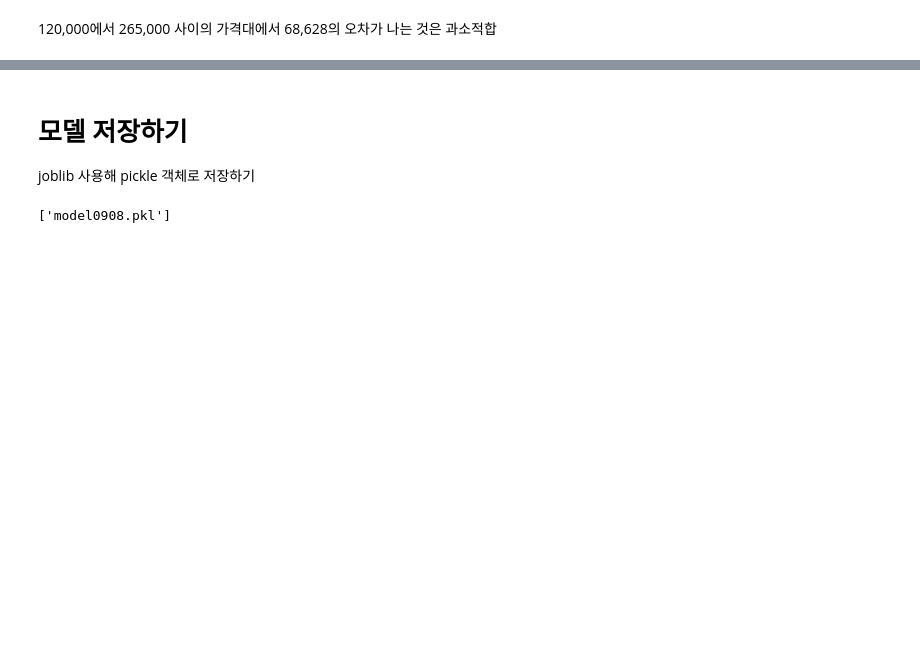
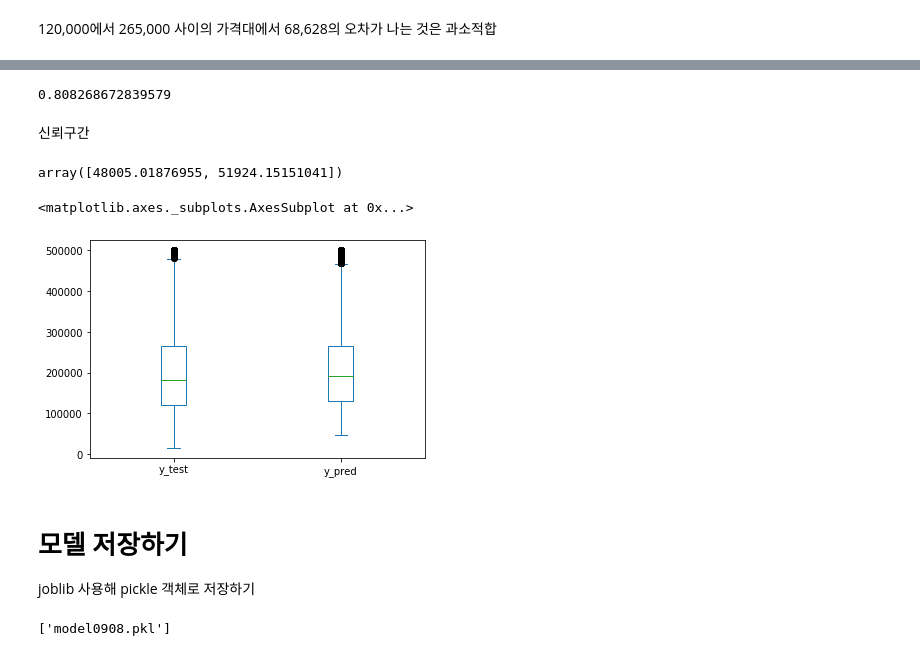
Before and after one commit to Young-Jo-Choi/data_analysis, a Jupyter notebook: hands_on_machine_learning/(2020.09.08)2장 머신러닝 프로젝트 처음부터 끝까지.ipynb, the cells around one changed output, grey strips where cells are left out. Cells and saved outputs as stored; diff of their text form; code cells hidden in the pictures; blank space fills up the shorter version.

```diff
--- a/hands_on_machine_learning/(2020.09.08)2장 머신러닝 프로젝트 처음부터 끝까지.ipynb
+++ b/hands_on_machine_learning/(2020.09.08)2장 머신러닝 프로젝트 처음부터 끝까지.ipynb
@@ -455,3 +453,30 @@ display_score(rf_scores)
+# %%
+from sklearn.model_selection import train_test_split
+X_train, X_test, y_train, y_test = train_test_split(housing_prepared,housing_labels,test_size=0.3)
+# %%
+rf.fit(X_train, y_train)
+y_pred = rf.predict(X_test)
+# %%
+rf.score(X_test, y_test)
+# %% [output]
+0.808268672839579
+# %% [markdown]
+신뢰구간
+# %%
+from scipy import stats
+confidence = 0.95
+sqared_errors = (y_test - y_pred)**2
+np.sqrt(stats.t.interval(confidence, len(sqared_errors)-1,
+                        loc=sqared_errors.mean(),
+                        scale = stats.sem(sqared_errors)  # stats.sem : Compute standard error of the mean.
+                        ))
+# %% [output]
+array([48005.01876955, 51924.15151041])
+# %%
+pd.DataFrame(np.c_[y_test.values.reshape(-1,1),y_pred.reshape(-1,1)],columns = ['y_test','y_pred']).plot(kind='box')
+# %% [output]
+<matplotlib.axes._subplots.AxesSubplot at 0x...>
+[figure, added]
 # %% [markdown]
 # 모델 저장하기
 joblib 사용해 pickle 객체로 저장하기
```
Also changed, not shown: parts of 11 cells of this notebook, 8 other files.
